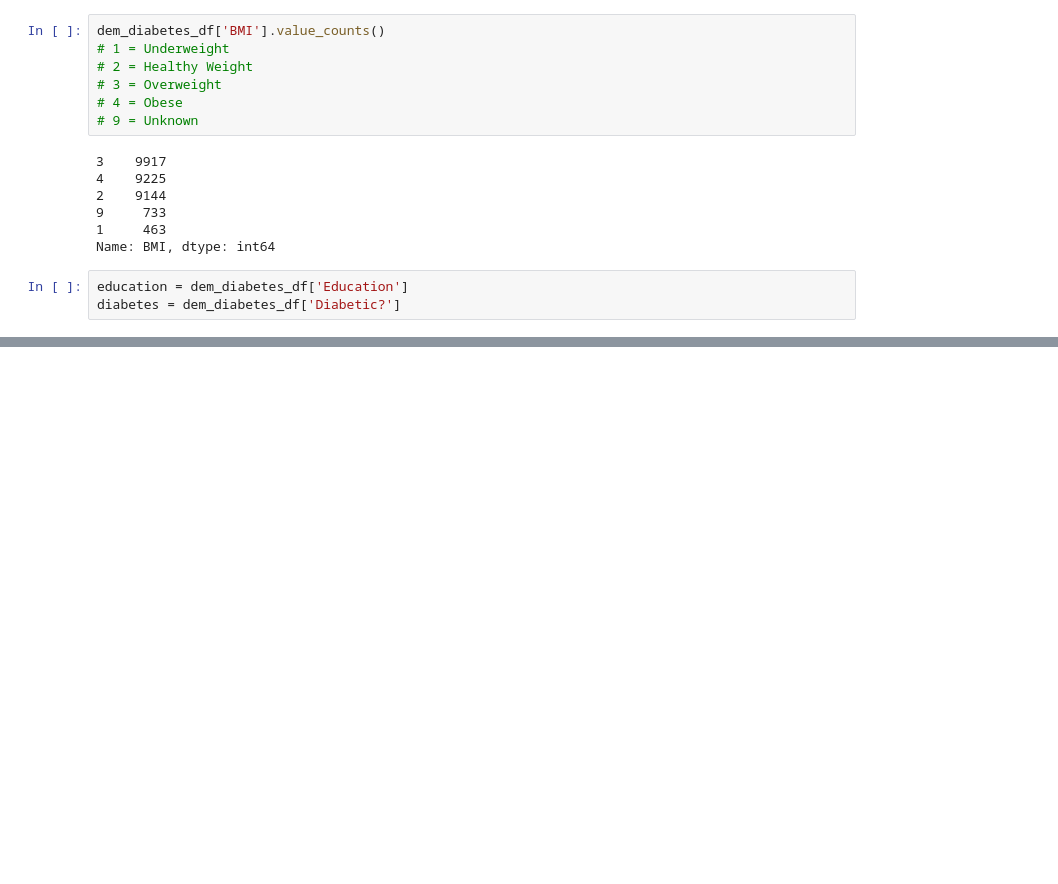
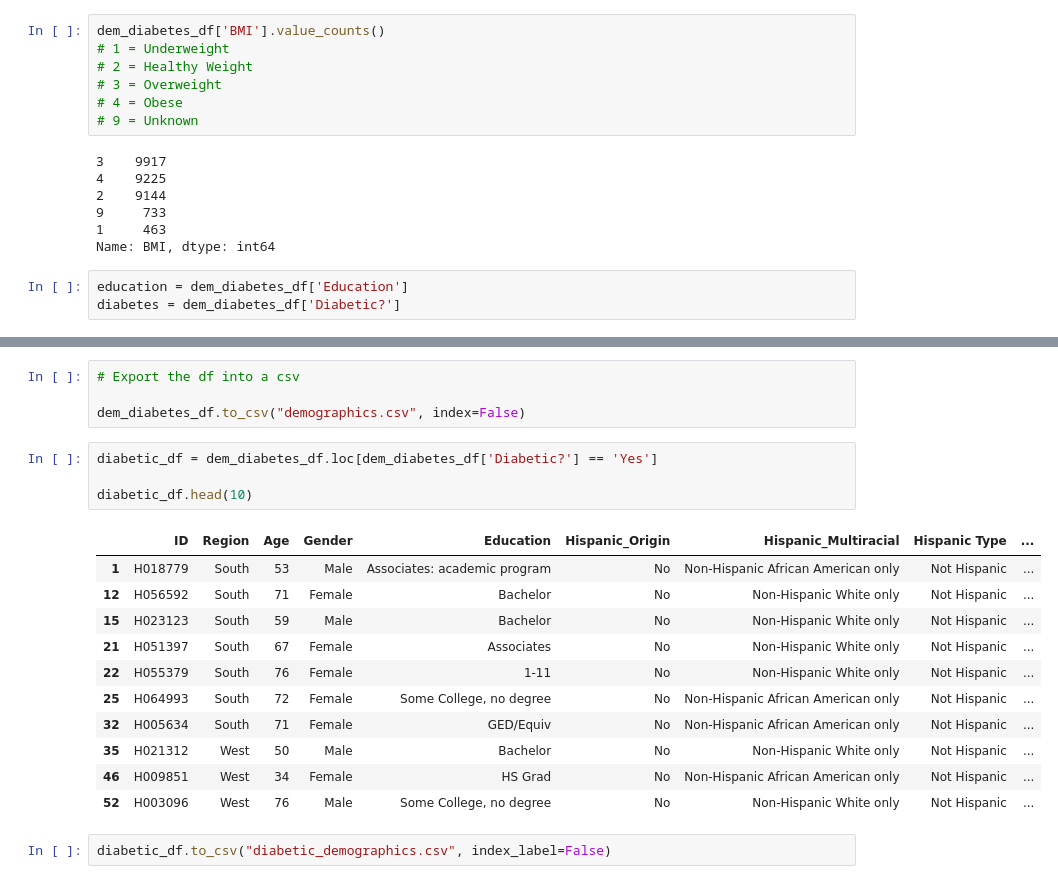
Before and after one commit to amyylin1/Drops_of_Jupyter, a Jupyter notebook: Demographics.ipynb, the cells around one changed output, grey strips where cells are left out. Drawn from its saved outputs; the diff is of its cells as text; blank space fills up the shorter version.

```diff
--- a/Demographics.ipynb
+++ b/Demographics.ipynb
@@ -566,0 +595,22 @@ dem_diabetes_df.head(10)
+# %%
+# Export the df into a csv
+
+dem_diabetes_df.to_csv("demographics.csv", index=False)
+# %%
+diabetic_df = dem_diabetes_df.loc[dem_diabetes_df['Diabetic?'] == 'Yes']
+
+diabetic_df.head(10)
+# %% [output]
+|  | ID | Region | Age | Gender | Education | Hispanic_Origin | Hispanic_Multiracial | Hispanic Type | ... |
+| 1 | H018779 | South | 53 | Male | Associates: academic program | No | Non-Hispanic African American only | Not Hispanic | ... |
+| 12 | H056592 | South | 71 | Female | Bachelor | No | Non-Hispanic White only | Not Hispanic | ... |
+| 15 | H023123 | South | 59 | Male | Bachelor | No | Non-Hispanic White only | Not Hispanic | ... |
+| 21 | H051397 | South | 67 | Female | Associates | No | Non-Hispanic White only | Not Hispanic | ... |
+| 22 | H055379 | South | 76 | Female | 1-11 | No | Non-Hispanic White only | Not Hispanic | ... |
+| 25 | H064993 | South | 72 | Female | Some College, no degree | No | Non-Hispanic African American only | Not Hispanic | ... |
+| 32 | H005634 | South | 71 | Female | GED/Equiv | No | Non-Hispanic African American only | Not Hispanic | ... |
+| 35 | H021312 | West | 50 | Male | Bachelor | No | Non-Hispanic White only | Not Hispanic | ... |
+| 46 | H009851 | West | 34 | Female | HS Grad | No | Non-Hispanic African American only | Not Hispanic | ... |
+| 52 | H003096 | West | 76 | Male | Some College, no degree | No | Non-Hispanic White only | Not Hispanic | ... |
+# %%
+diabetic_df.to_csv("diabetic_demographics.csv", index_label=False)
```
Also changed, not shown: parts of 31 cells of this notebook.
